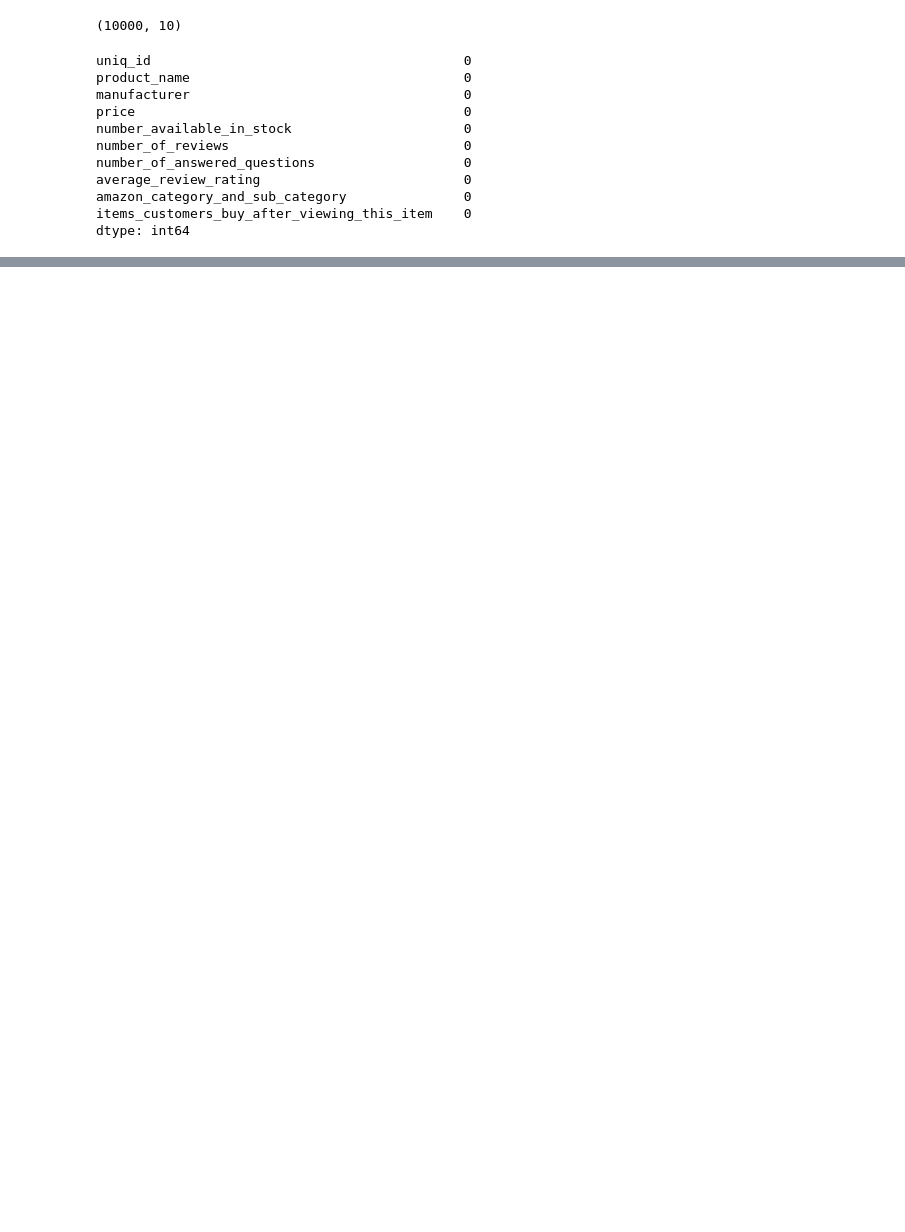
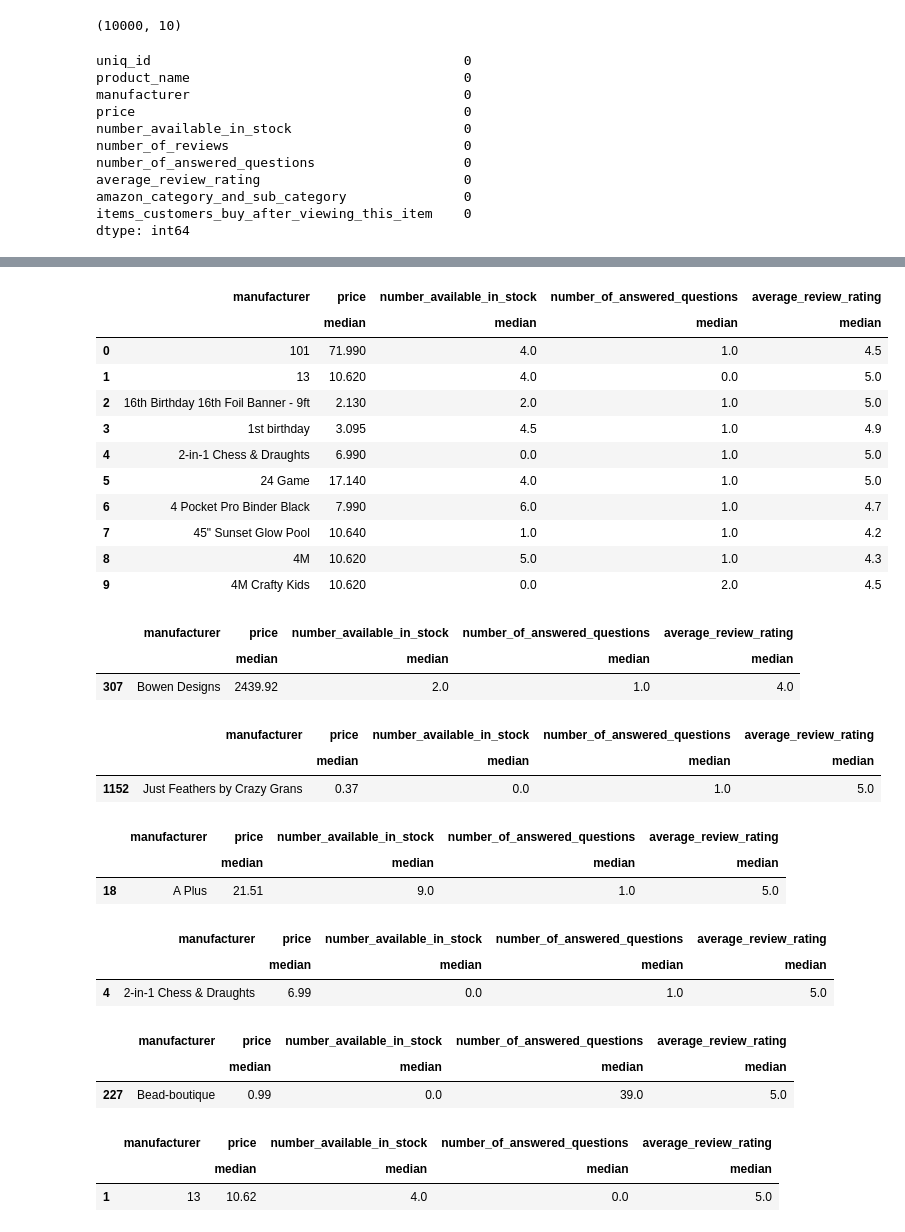
Before and after one commit to Shubham-B28/S4DS-Task, a Jupyter notebook: s4ds_task.ipynb, the cells around one changed output, grey strips where cells are left out. Cells and saved outputs as stored; diff of their text form; code cells hidden in the pictures; blank space fills up the shorter version.

```diff
--- a/s4ds_task.ipynb
+++ b/s4ds_task.ipynb
@@ -156,0 +135,53 @@ sns.relplot(data=df.head(50), x="total_bill", y="price", hue="manufacturer")
+# %%
+#Creating a new dataframe having details related to specific manufacturer
+df2 = df.groupby('manufacturer').agg(['median',]).reset_index()
+df2.head(10)
+# %% [output]
+|  | manufacturer | price | number_available_in_stock | number_of_answered_questions | average_review_rating |
+|  |  | median | median | median | median |
+| 0 | 101 | 71.990 | 4.0 | 1.0 | 4.5 |
+| 1 | 13 | 10.620 | 4.0 | 0.0 | 5.0 |
+| 2 | 16th Birthday 16th Foil Banner - 9ft | 2.130 | 2.0 | 1.0 | 5.0 |
+| 3 | 1st birthday | 3.095 | 4.5 | 1.0 | 4.9 |
+| 4 | 2-in-1 Chess & Draughts | 6.990 | 0.0 | 1.0 | 5.0 |
+| 5 | 24 Game | 17.140 | 4.0 | 1.0 | 5.0 |
+| 6 | 4 Pocket Pro Binder Black | 7.990 | 6.0 | 1.0 | 4.7 |
+| 7 | 45" Sunset Glow Pool | 10.640 | 1.0 | 1.0 | 4.2 |
+| 8 | 4M | 10.620 | 5.0 | 1.0 | 4.3 |
+| 9 | 4M Crafty Kids | 10.620 | 0.0 | 2.0 | 4.5 |
+# %%
+df2.loc[df2['price'].idxmax()]
+# %% [output]
+|  | manufacturer | price | number_available_in_stock | number_of_answered_questions | average_review_rating |
+|  |  | median | median | median | median |
+| 307 | Bowen Designs | 2439.92 | 2.0 | 1.0 | 4.0 |
+# %%
+df2.loc[df2['price'].idxmin()]
+# %% [output]
+|  | manufacturer | price | number_available_in_stock | number_of_answered_questions | average_review_rating |
+|  |  | median | median | median | median |
+| 1152 | Just Feathers by Crazy Grans | 0.37 | 0.0 | 1.0 | 5.0 |
+# %%
+df2.loc[df2['number_available_in_stock'].idxmax()]
+# %% [output]
+|  | manufacturer | price | number_available_in_stock | number_of_answered_questions | average_review_rating |
+|  |  | median | median | median | median |
+| 18 | A Plus | 21.51 | 9.0 | 1.0 | 5.0 |
+# %%
+df2.loc[df2['number_available_in_stock'].idxmin()]
+# %% [output]
+|  | manufacturer | price | number_available_in_stock | number_of_answered_questions | average_review_rating |
+|  |  | median | median | median | median |
+| 4 | 2-in-1 Chess & Draughts | 6.99 | 0.0 | 1.0 | 5.0 |
+# %%
+df2.loc[df2['number_of_answered_questions'].idxmax()]
+# %% [output]
+|  | manufacturer | price | number_available_in_stock | number_of_answered_questions | average_review_rating |
+|  |  | median | median | median | median |
+| 227 | Bead-boutique | 0.99 | 0.0 | 39.0 | 5.0 |
+# %%
+df2.loc[df2['number_of_answered_questions'].idxmin()]
+# %% [output]
+|  | manufacturer | price | number_available_in_stock | number_of_answered_questions | average_review_rating |
+|  |  | median | median | median | median |
+| 1 | 13 | 10.62 | 4.0 | 0.0 | 5.0 |
```
Also changed, not shown: parts of 30 cells of this notebook.
